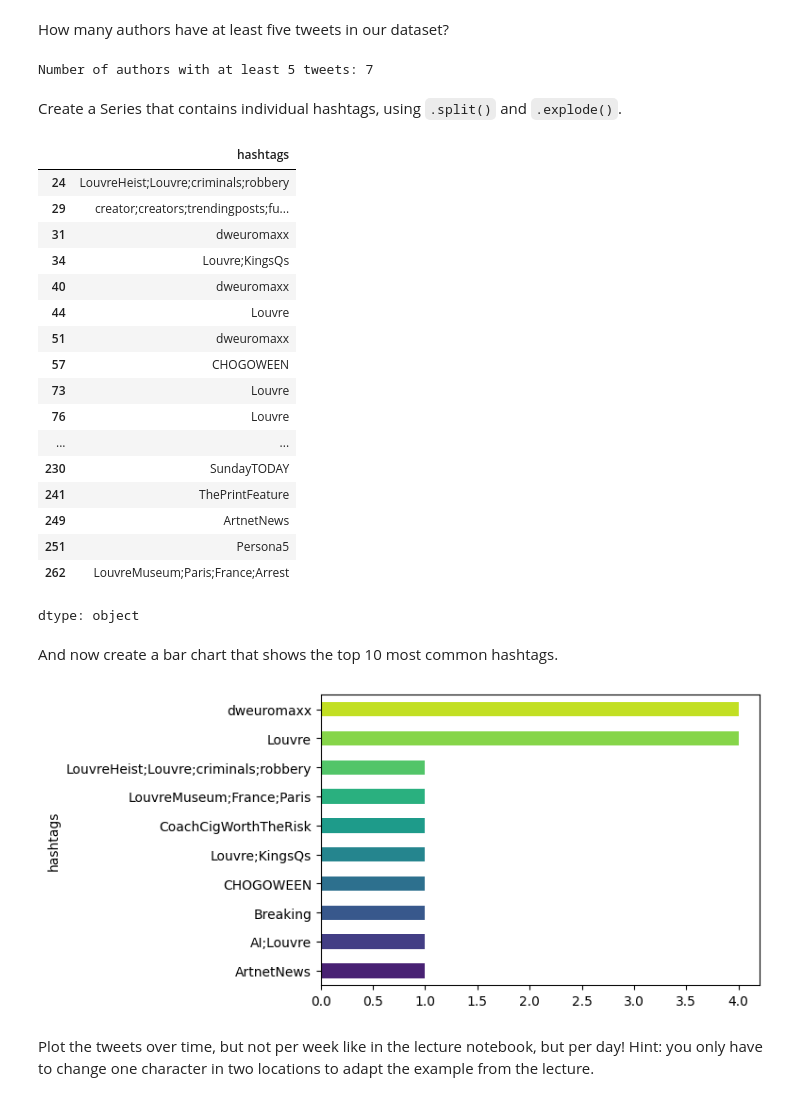
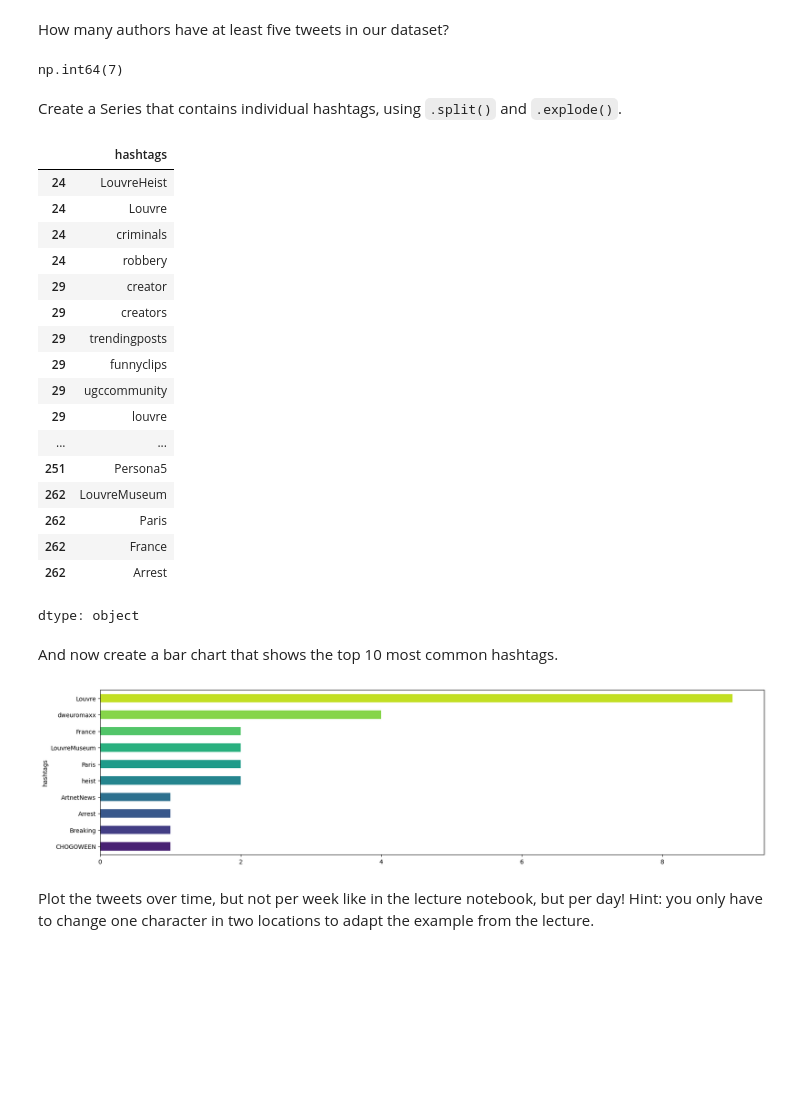
Before and after one commit to onni-Q/python_assignments, a Jupyter notebook: Week2_Workshop.ipynb, the cells around one changed output. Saved outputs shown, nothing was run; the diff lists cells and outputs as text; code cells hidden in the pictures; blank space fills up the shorter version.

```diff
--- a/Week2_Workshop.ipynb
+++ b/Week2_Workshop.ipynb
@@ -216,9 +215,9 @@ Print out the five tweets with the highest engagement ratio.
 # %%
 df_selection.columns
 df_selection['engagement_ratio'] = (
-    (df_selection['retweet_count'] + df_selection['reply_count'] + df_selection['like_count'] + df_selection['quote_count']) / df_selection['impression_count']
+    (df_selection['retweet_count'].astype(float) + df_selection['reply_count'].astype(float) + df_selection['like_count'].astype(float) + df_selection['quote_count'].astype(float)) / df_selection['impression_count'].astype(float)
 )
-df_selection.sort_values('engagement_ratio', ascending=False).head()
+df_selection.sort_values('engagement_ratio', ascending = False).head(5)
 # %% [output]
 |  | id | timestamp | link | body | author | author_fullname | language_guess | retweet_count | ... |
 | 21 | 1982935445655957613 | 2025-09-27 22:20:26 | https://twitter.com/datiCEguy/sta... | If the Louvre museum heist was a ... | datiCEguy | BIG iCE 🧊 | en | 86 | ... |
@@ -416,47 +404,41 @@ Name: retweet_count, Length: 195, dtype: int64
 # %% [markdown]
 How many authors have at least five tweets in our dataset?
-# %%
-author_counts = df_selection.groupby('author').size()
-
-authors_5_or_more = author_counts[author_counts >= 5]
-
-num_authors = len(authors_5_or_more)
-
-print("Number of authors with at least 5 tweets:", num_authors)
-# %% [output]
-Number of authors with at least 5 tweets: 7
+# %%
+(df_selection.groupby('author').size() >= 5).sum()
+# %% [output]
+np.int64(7)
 # %% [markdown]
 Create a Series that contains individual hashtags, using `.split()` and `.explode()`.
 # %%
-se_tags = df_selection['hashtags'].dropna().str.split(',').explode()
+se_tags = df_selection['hashtags'].dropna().str.split(';').explode()
 se_tags
 # %% [output]
 |  | hashtags |
-| 24 | LouvreHeist;Louvre;criminals;robbery |
-| 29 | creator;creators;trendingposts;fu... |
-| 31 | dweuromaxx |
-| 34 | Louvre;KingsQs |
-| 40 | dweuromaxx |
-| 44 | Louvre |
-| 51 | dweuromaxx |
-| 57 | CHOGOWEEN |
-| 73 | Louvre |
-| 76 | Louvre |
+| 24 | LouvreHeist |
+| 24 | Louvre |
+| 24 | criminals |
+| 24 | robbery |
+| 29 | creator |
+| 29 | creators |
+| 29 | trendingposts |
+| 29 | funnyclips |
+| 29 | ugccommunity |
+| 29 | louvre |
 | ... | ... |
-| 230 | SundayTODAY |
-| 241 | ThePrintFeature |
-| 249 | ArtnetNews |
 | 251 | Persona5 |
-| 262 | LouvreMuseum;Paris;France;Arrest |
+| 262 | LouvreMuseum |
+| 262 | Paris |
+| 262 | France |
+| 262 | Arrest |
 dtype: object
 # %% [markdown]
 And now create a bar chart that shows the top 10 most common hashtags.
 # %%
-plt.figure(figsize=(6, 4))
+plt.figure(figsize=(20, 5))
 se_tags.groupby(se_tags).size().sort_values(ascending=False).head(10).sort_values().plot(kind='barh', color=sns.palettes.mpl_palette('viridis', 10))
 plt.show()
 # %% [output]
-[figure, old version]
+[figure, new version]
 # %% [markdown]
 Plot the tweets over time, but not per week like in the lecture notebook, but per day! Hint: you only have to change one character in two locations to adapt the example from the lecture.
 # %%
```
Also changed, not shown: parts of 15 cells of this notebook.
